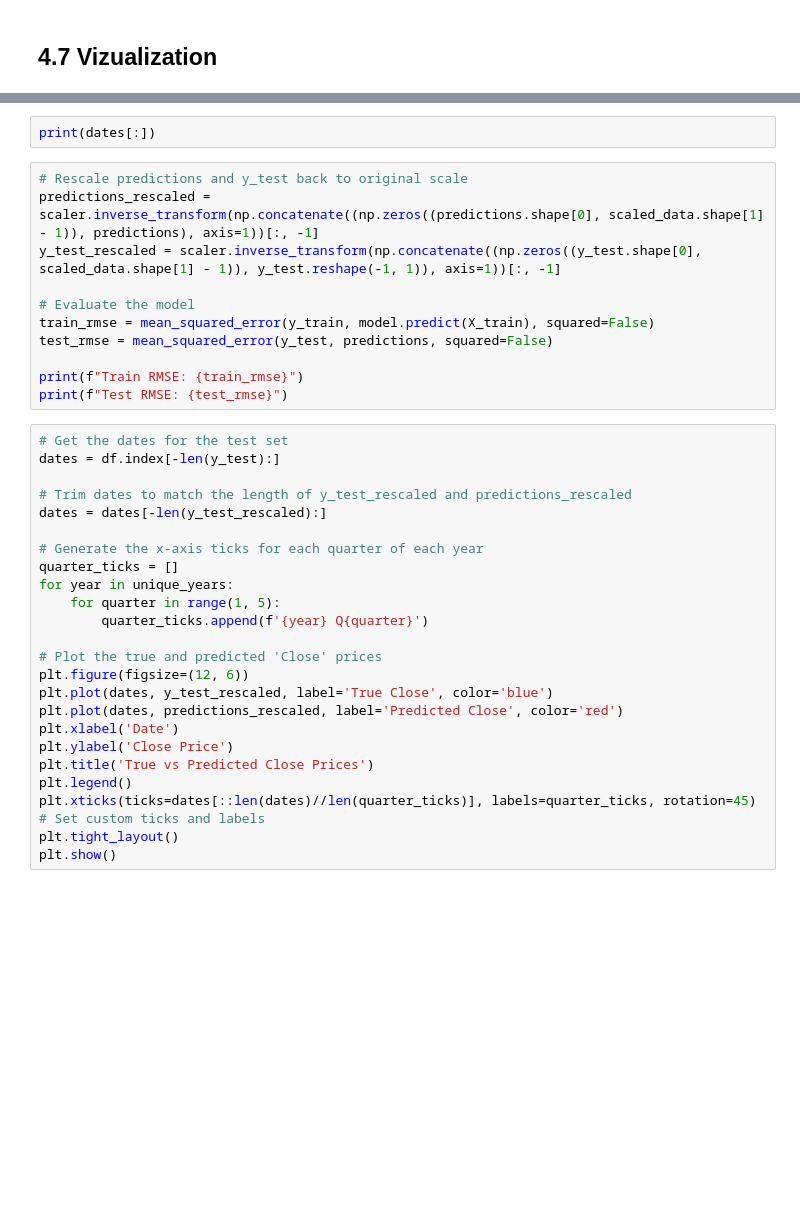
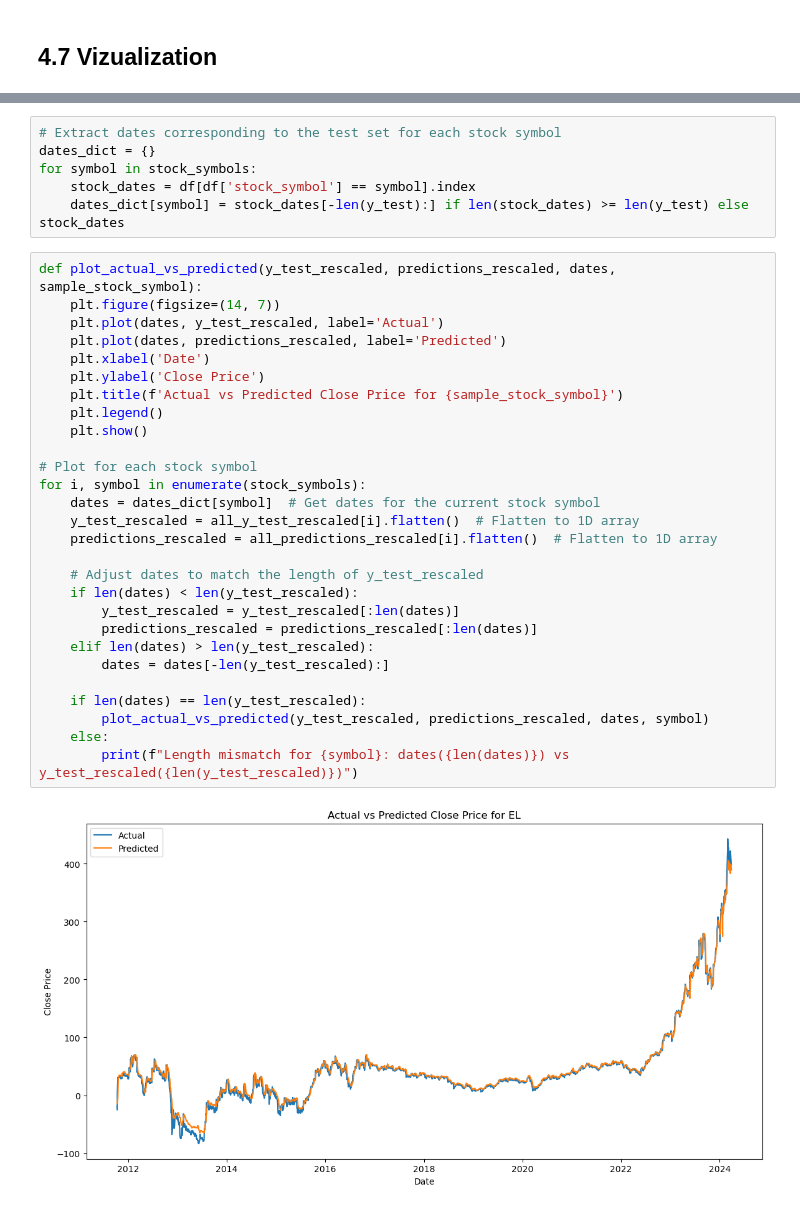
Before and after one commit to Hdubbs81/Stock_Predictor_Capstone, a Jupyter notebook: 4. Stock_Predictor_Model - Modeling.ipynb, the cells around one changed output, grey strips where cells are left out. Cells and saved outputs as stored; diff of their text form; blank space fills up the shorter version.

```diff
--- a/4. Stock_Predictor_Model - Modeling.ipynb
+++ b/4. Stock_Predictor_Model - Modeling.ipynb
@@ -250,37 +264,36 @@ print(quarter_ticks)  # Check the generated quarter ticks
-# %%
-print(dates[:])
-# %%
-# Rescale predictions and y_test back to original scale
-predictions_rescaled = scaler.inverse_transform(np.concatenate((np.zeros((predictions.shape[0], scaled_data.shape[1] - 1)), predictions), axis=1))[:, -1]
-y_test_rescaled = scaler.inverse_transform(np.concatenate((np.zeros((y_test.shape[0], scaled_data.shape[1] - 1)), y_test.reshape(-1, 1)), axis=1))[:, -1]
-
-# Evaluate the model
-train_rmse = mean_squared_error(y_train, model.predict(X_train), squared=False)
-test_rmse = mean_squared_error(y_test, predictions, squared=False)
-
-print(f"Train RMSE: {train_rmse}")
-print(f"Test RMSE: {test_rmse}")
-# %%
-# Get the dates for the test set
-dates = df.index[-len(y_test):]
-
-# Trim dates to match the length of y_test_rescaled and predictions_rescaled
-dates = dates[-len(y_test_rescaled):]
-
-# Generate the x-axis ticks for each quarter of each year
-quarter_ticks = []
-for year in unique_years:
-    for quarter in range(1, 5):
-        quarter_ticks.append(f'{year} Q{quarter}')
-
-# Plot the true and predicted 'Close' prices
-plt.figure(figsize=(12, 6))
-plt.plot(dates, y_test_rescaled, label='True Close', color='blue')
-plt.plot(dates, predictions_rescaled, label='Predicted Close', color='red')
-plt.xlabel('Date')
-plt.ylabel('Close Price')
-plt.title('True vs Predicted Close Prices')
-plt.legend()
-plt.xticks(ticks=dates[::len(dates)//len(quarter_ticks)], labels=quarter_ticks, rotation=45)  # Set custom ticks and labels
-plt.tight_layout()
-plt.show()
+# %%
+# Extract dates corresponding to the test set for each stock symbol
+dates_dict = {}
+for symbol in stock_symbols:
+    stock_dates = df[df['stock_symbol'] == symbol].index
+    dates_dict[symbol] = stock_dates[-len(y_test):] if len(stock_dates) >= len(y_test) else stock_dates
+# %%
+def plot_actual_vs_predicted(y_test_rescaled, predictions_rescaled, dates, sample_stock_symbol):
+    plt.figure(figsize=(14, 7))
+    plt.plot(dates, y_test_rescaled, label='Actual')
+    plt.plot(dates, predictions_rescaled, label='Predicted')
+    plt.xlabel('Date')
+    plt.ylabel('Close Price')
+    plt.title(f'Actual vs Predicted Close Price for {sample_stock_symbol}')
+    plt.legend()
+    plt.show()
+
+# Plot for each stock symbol
+for i, symbol in enumerate(stock_symbols):
+    dates = dates_dict[symbol]  # Get dates for the current stock symbol
+    y_test_rescaled = all_y_test_rescaled[i].flatten()  # Flatten to 1D array
+    predictions_rescaled = all_predictions_rescaled[i].flatten()  # Flatten to 1D array
+
+    # Adjust dates to match the length of y_test_rescaled
+    if len(dates) < len(y_test_rescaled):
+        y_test_rescaled = y_test_rescaled[:len(dates)]
+        predictions_rescaled = predictions_rescaled[:len(dates)]
+    elif len(dates) > len(y_test_rescaled):
+        dates = dates[-len(y_test_rescaled):]
+
+    if len(dates) == len(y_test_rescaled):
+        plot_actual_vs_predicted(y_test_rescaled, predictions_rescaled, dates, symbol)
+    else:
+        print(f"Length mismatch for {symbol}: dates({len(dates)}) vs y_test_rescaled({len(y_test_rescaled)})")
+# %% [output]
+[figure, added]
```
Also changed, not shown: parts of 23 cells of this notebook.
